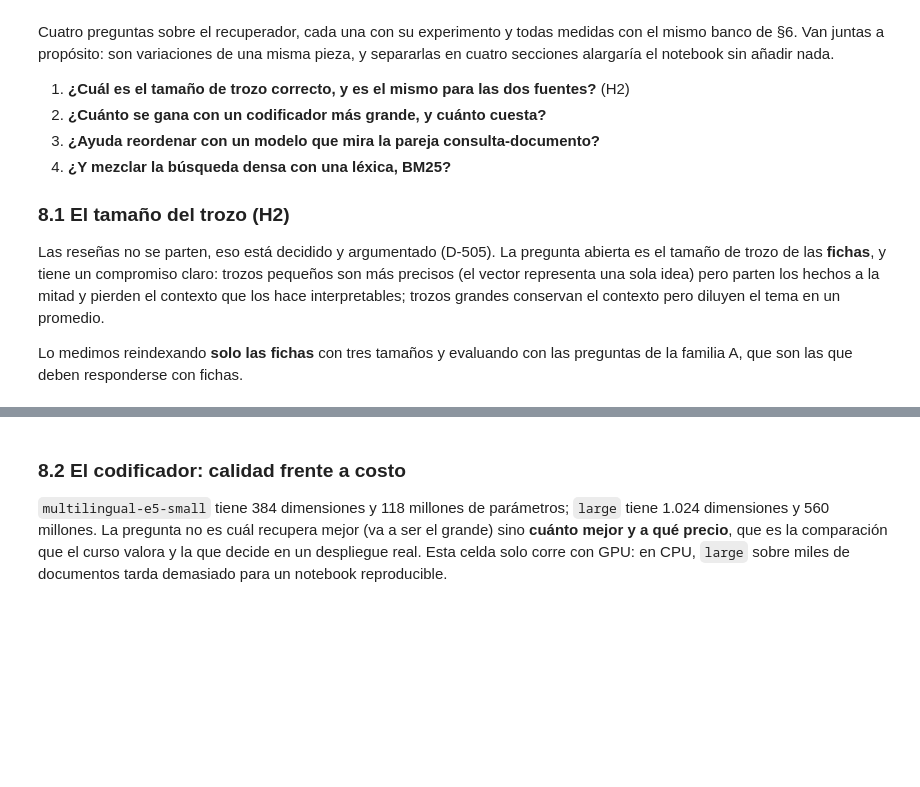
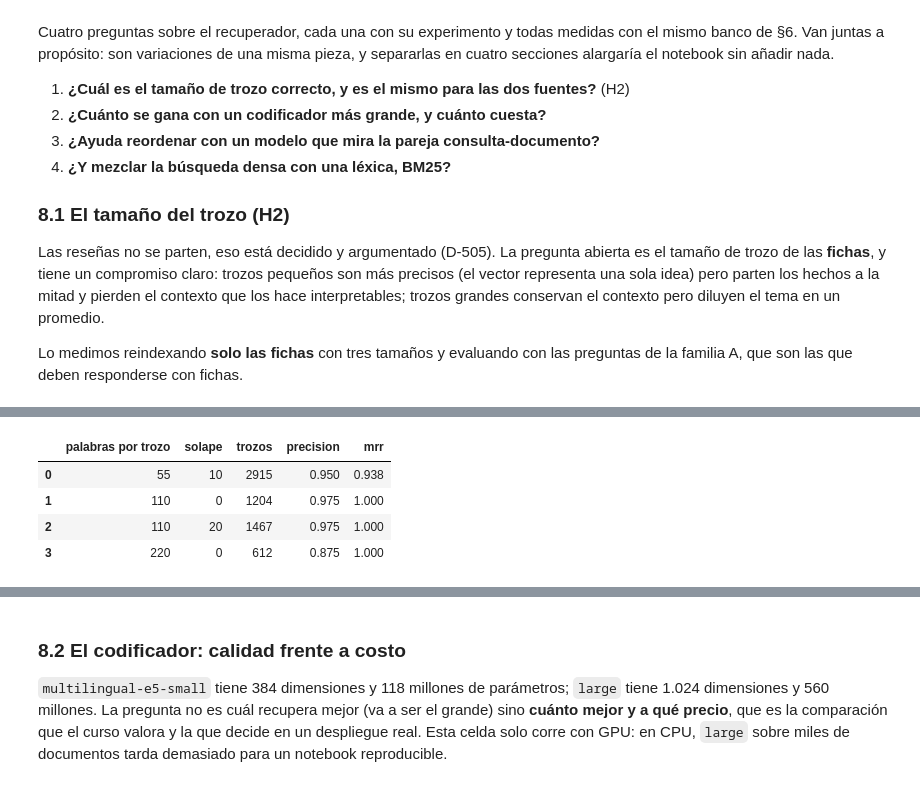
Before and after one commit to Aguado4/miniproyecto-5-nlp-Aguado-Cruz-Ramirez, a Jupyter notebook: notebooks/miniproyecto5_restmex_rag.ipynb, the cells around one changed output, grey strips where cells are left out. Cells and saved outputs as stored; diff of their text form; code cells hidden in the pictures; blank space fills up the shorter version.

```diff
--- a/notebooks/miniproyecto5_restmex_rag.ipynb
+++ b/notebooks/miniproyecto5_restmex_rag.ipynb
@@ -858,0 +1062,29 @@ display(tabla_h2)
+# %%
+# =========================================================================
+# 8.1 · Complemento: un tamaño menor y el efecto del solape
+# =========================================================================
+def evaluar_tamano(tam, sol):
+    trozos = []
+    for f in fichas_df.itertuples():
+        for j, tr in enumerate(partir(f.texto, tam, sol)):
+            trozos.append({"texto": tr, "fuente": "ficha", "destino": f.destino,
+                           "titulo": f.titulo_wikipedia, "url": f.url,
+                           "tipo": None, "estrellas": None, "trozo": j})
+    sub = pd.DataFrame(trozos)
+    vec = codificador.encode([f"passage: {t}" for t in sub["texto"]],
+                             batch_size=CFG["lote_embed"], normalize_embeddings=True,
+                             show_progress_bar=False, convert_to_numpy=True)
+    rec = Recuperador(sub, vec.astype(np.float32), codificador)
+    res, _ = evaluar_recuperador(rec.buscar, preguntas_A)
+    return {"palabras por trozo": tam, "solape": sol, "trozos": len(sub),
+            **res.loc["TODAS"][["precision", "mrr"]].to_dict()}
+
+tabla_extra = pd.DataFrame([evaluar_tamano(t, s)
+                            for t, s in [(55, 10), (110, 0), (110, 20), (220, 0)]]).round(3)
+display(tabla_extra)
+# %% [output]
+|  | palabras por trozo | solape | trozos | precision | mrr |
+| 0 | 55 | 10 | 2915 | 0.950 | 0.938 |
+| 1 | 110 | 0 | 1204 | 0.975 | 1.000 |
+| 2 | 110 | 20 | 1467 | 0.975 | 1.000 |
+| 3 | 220 | 0 | 612 | 0.875 | 1.000 |
```
Also changed, not shown: parts of 71 cells of this notebook, 1 other file.
